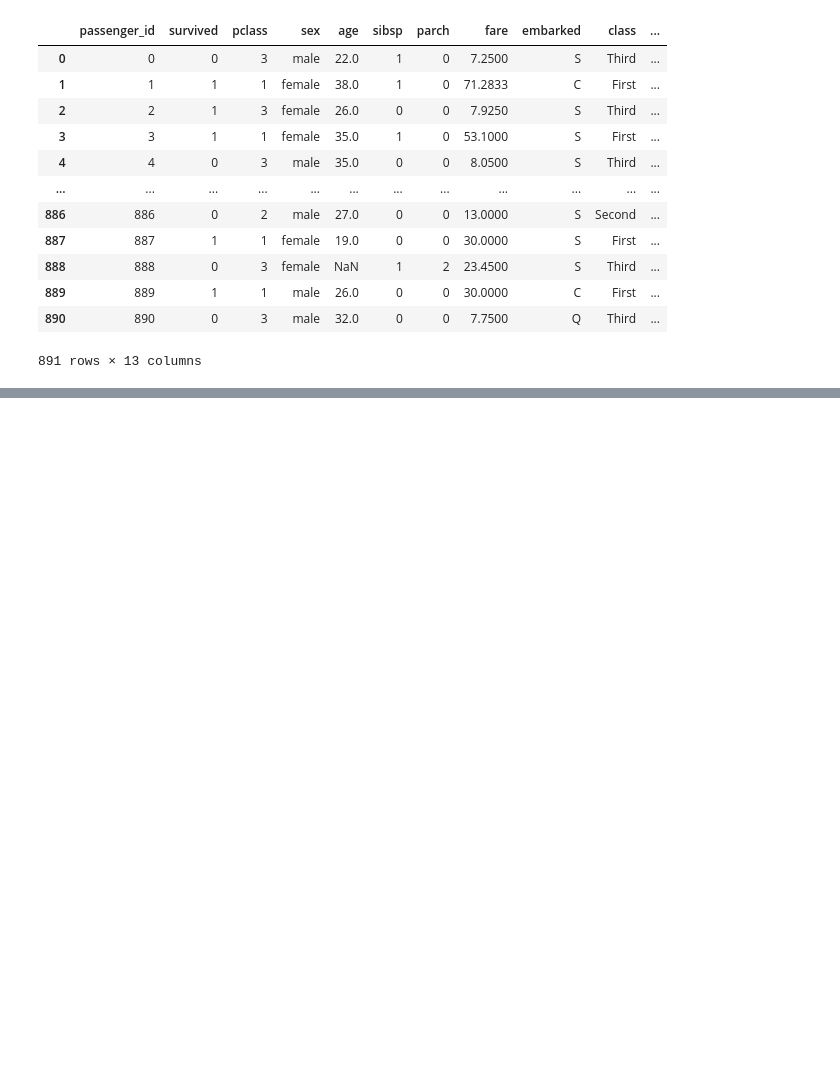
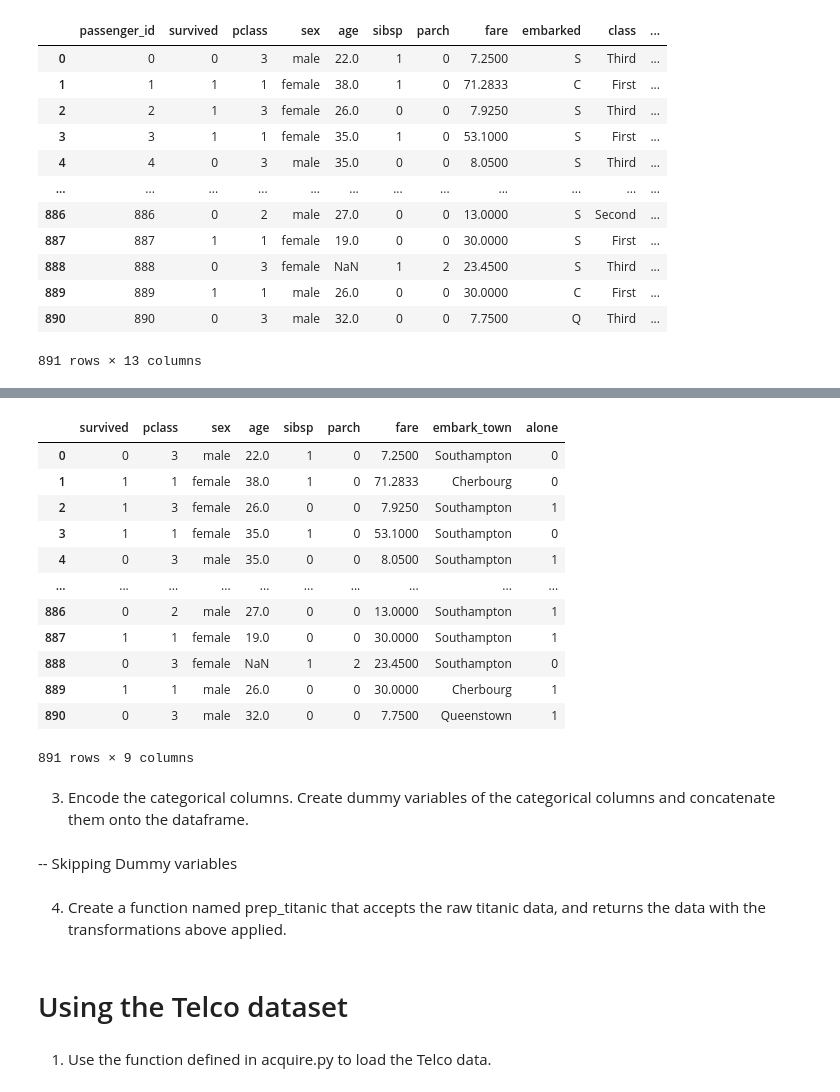
Before and after one commit to eelysee/classification_exercises, a Jupyter notebook: classification_exercises.ipynb, the cells around one changed output, grey strips where cells are left out. Saved outputs shown, nothing was run; the diff lists cells and outputs as text; code cells hidden in the pictures; blank space fills up the shorter version.

Commit message:
prep excersises

```diff
--- a/classification_exercises.ipynb
+++ b/classification_exercises.ipynb
@@ -329,0 +394,2 @@ get_titanic_data()
+# %%
+titan = ak.get_titanic_data()
@@ -329,0 +408,24 @@ get_titanic_data()
+# %%
+titanic = titan.drop(columns=['passenger_id','embarked', 'deck', 'class'])
+# %%
+titanic
+# %% [output]
+|  | survived | pclass | sex | age | sibsp | parch | fare | embark_town | alone |
+| 0 | 0 | 3 | male | 22.0 | 1 | 0 | 7.2500 | Southampton | 0 |
+| 1 | 1 | 1 | female | 38.0 | 1 | 0 | 71.2833 | Cherbourg | 0 |
+| 2 | 1 | 3 | female | 26.0 | 0 | 0 | 7.9250 | Southampton | 1 |
+| 3 | 1 | 1 | female | 35.0 | 1 | 0 | 53.1000 | Southampton | 0 |
+| 4 | 0 | 3 | male | 35.0 | 0 | 0 | 8.0500 | Southampton | 1 |
+| ... | ... | ... | ... | ... | ... | ... | ... | ... | ... |
+| 886 | 0 | 2 | male | 27.0 | 0 | 0 | 13.0000 | Southampton | 1 |
+| 887 | 1 | 1 | female | 19.0 | 0 | 0 | 30.0000 | Southampton | 1 |
+| 888 | 0 | 3 | female | NaN | 1 | 2 | 23.4500 | Southampton | 0 |
+| 889 | 1 | 1 | male | 26.0 | 0 | 0 | 30.0000 | Cherbourg | 1 |
+| 890 | 0 | 3 | male | 32.0 | 0 | 0 | 7.7500 | Queenstown | 1 |
+891 rows × 9 columns
+# %% [markdown]
+3. Encode the categorical columns. Create dummy variables of the categorical columns and concatenate them onto the dataframe.
+# %% [markdown]
+-- Skipping Dummy variables
+# %% [markdown]
+4. Create a function named prep_titanic that accepts the raw titanic data, and returns the data with the transformations above applied.
@@ -329,0 +441,4 @@ get_titanic_data()
+# %% [markdown]
+# Using the Telco dataset
+# %% [markdown]
+1. Use the function defined in acquire.py to load the Telco data.
```
Also changed, not shown: parts of 44 cells of this notebook, 4 other files.
